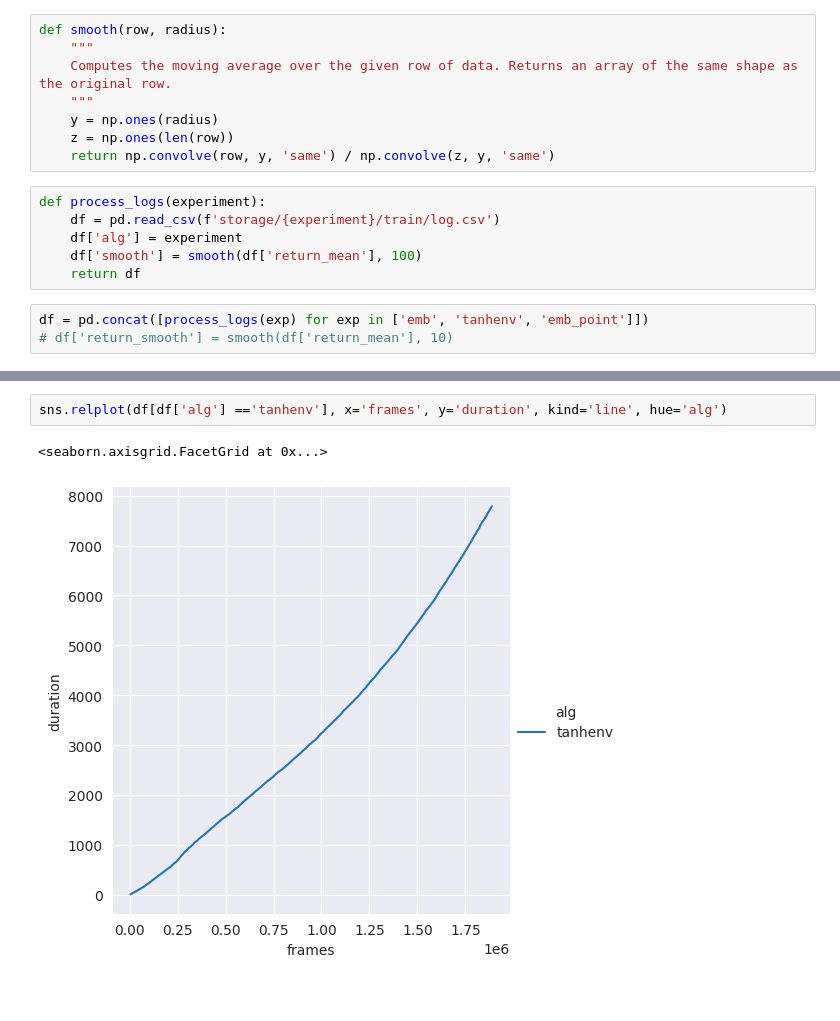
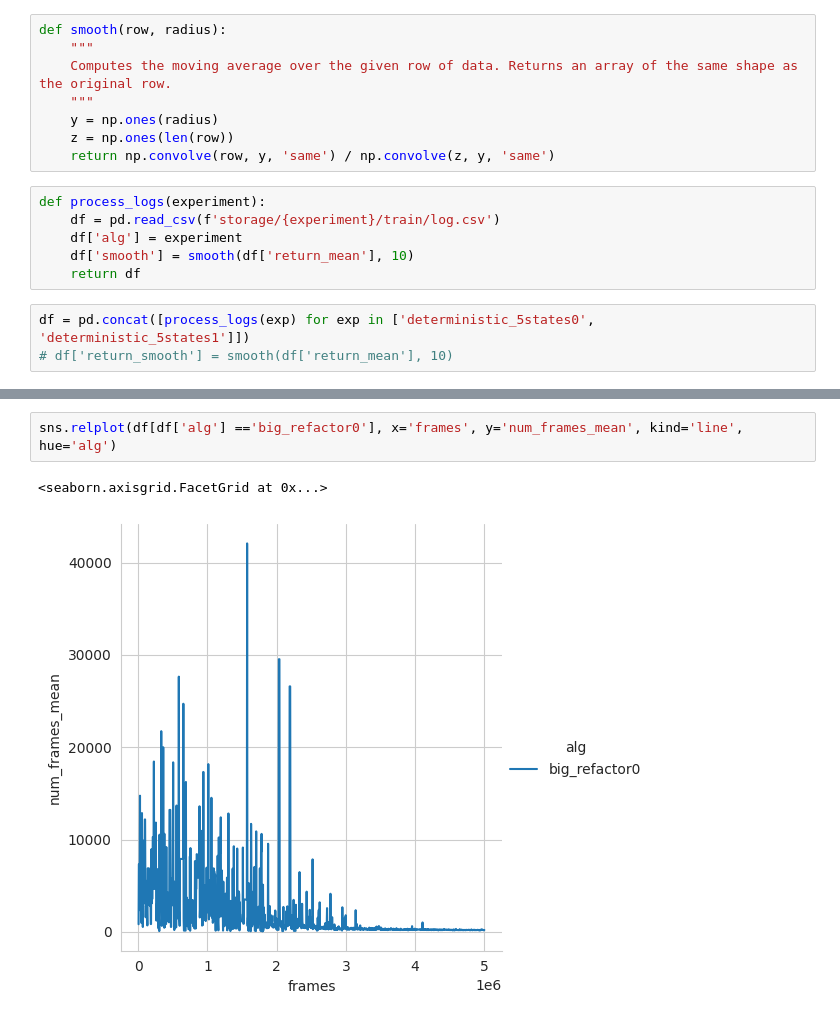
Before and after one commit to mattiagiuri/ltl_gnn, a Jupyter notebook: src/plot.ipynb, the cells around one changed output, grey strips where cells are left out. Drawn from its saved outputs; the diff is of its cells as text; blank space fills up the shorter version.

```diff
--- a/src/plot.ipynb
+++ b/src/plot.ipynb
@@ -18,10 +18,10 @@ def smooth(row, radius):
 def process_logs(experiment):
     df = pd.read_csv(f'storage/{experiment}/train/log.csv')
     df['alg'] = experiment
-    df['smooth'] = smooth(df['return_mean'], 100)
+    df['smooth'] = smooth(df['return_mean'], 10)
     return df
 # %%
-df = pd.concat([process_logs(exp) for exp in ['emb', 'tanhenv', 'emb_point']])
+df = pd.concat([process_logs(exp) for exp in ['deterministic_5states0', 'deterministic_5states1']])
 # df['return_smooth'] = smooth(df['return_mean'], 10)
 # %%
 sns.relplot(df, x='frames', y='smooth', kind='line', hue='alg')
@@ -52,5 +52,5 @@ sns.relplot(df, x='frames', y='average_reward_per_step', kind='line', hue='alg')
 # %%
-sns.relplot(df[df['alg'] =='tanhenv'], x='frames', y='duration', kind='line', hue='alg')
+sns.relplot(df[df['alg'] =='big_refactor0'], x='frames', y='num_frames_mean', kind='line', hue='alg')
 # %% [output]
 <seaborn.axisgrid.FacetGrid at 0x...>
-[figure, old version]
+[figure, new version]
```
Also changed, not shown: parts of 4 cells of this notebook, 23 other files.
